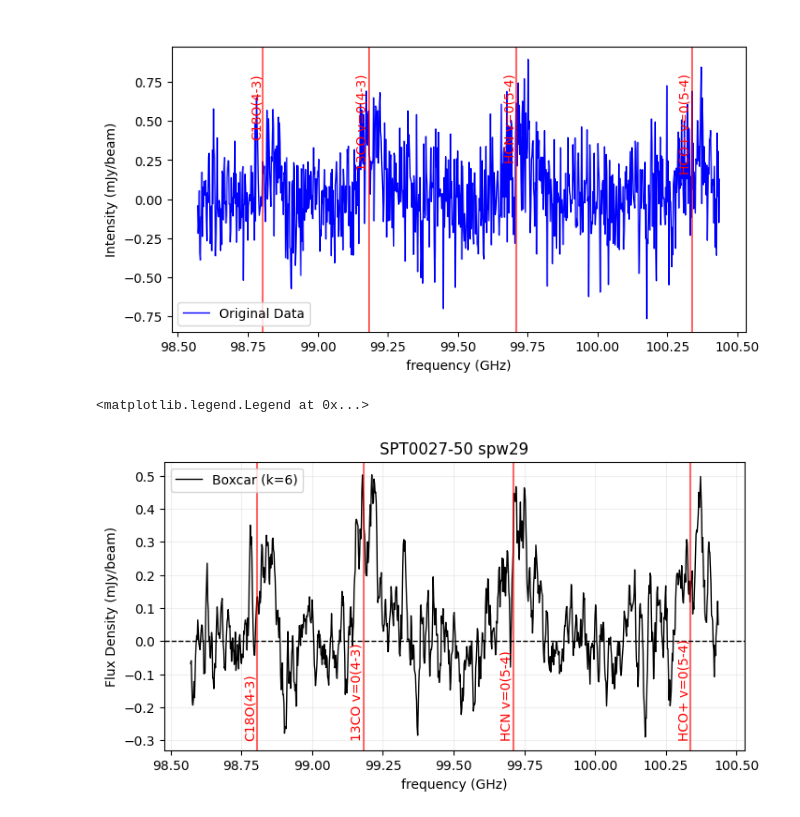
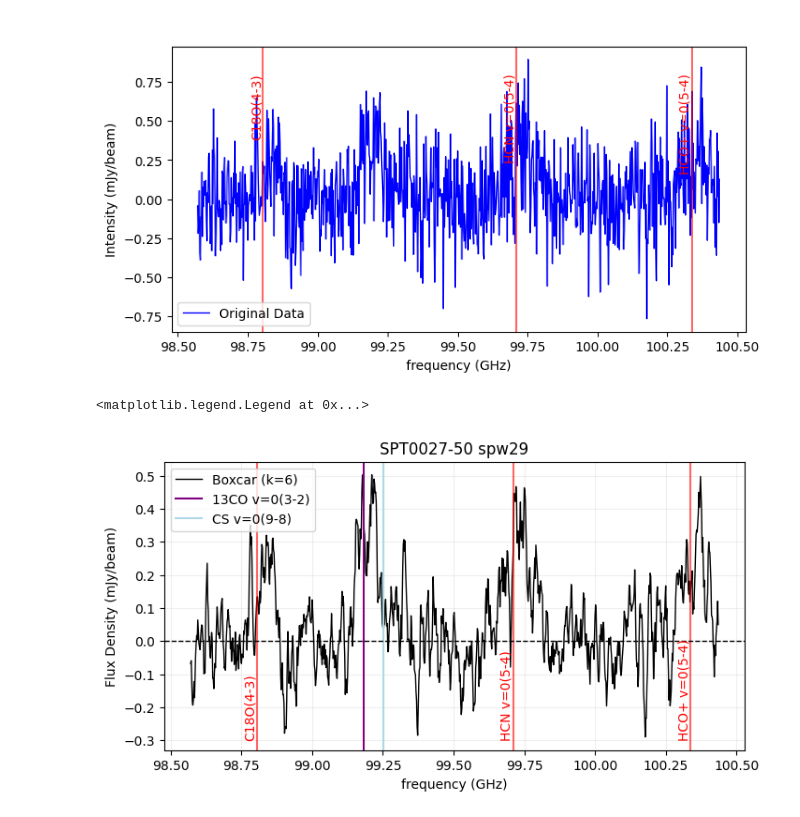
Before and after one commit to 000RF/2025-summer, a Jupyter notebook: SPT0027-50/spw29/spw29.ipynb, the cells around one changed output. Drawn from its saved outputs; the diff is of its cells as text; code cells hidden in the pictures.

```diff
--- a/SPT0027-50/spw29/spw29.ipynb
+++ b/SPT0027-50/spw29/spw29.ipynb
@@ -17,7 +17,7 @@ x = df[df.columns[0]]
 y = df[df.columns[1]] * 1000  #Jy → mJy
 
 my_lines =[(98.804, "C18O(4-3)"),
-           (99.182, "13CO v=0(4-3)"),
+           #(99.182, "13CO v=0(4-3)"),
            (99.711, "HCN v=0(5-4)"),
            (100.338, "HCO+ v=0(5-4)")] #freq. , label
 # %%
@@ -49,7 +49,7 @@ plt.grid(False)
 plt.legend()
 plt.show()
 # %% [output]
-[figure, old version]
+[figure, new version]
 # %%
 '''
 #if you need to binning + boxcar smoothing
@@ -66,31 +66,33 @@ plt.xlabel("frequency (GHz)")
 plt.ylabel("Flux Density (mJy/beam)")
 plt.title("    ")
 plt.xlim(    ,     )
 #plt.ylim(    ,     )
 plt.axhline(0, color="black", linewidth=1, linestyle="--")
 plt.grid(True, alpha=0.2)
 plt.legend()
 
 '''
 
 
 #if you just need boxcar smoothing
 
 y_boxcar = boxcar_smooth(y, kernel_size=6)
 
 plt.figure(figsize=(8, 4))
 plt.plot(x, y_boxcar, color="black", linewidth=1, label="Boxcar (k=6)")
 for freq, label in my_lines:
     plt.axvline(freq, color="red", linestyle="-", alpha=0.6)
     plt.text(freq, max(y_boxcar)*-0.6, label, rotation=90, color="red", fontsize=10, ha='right', va='bottom')
+plt.axvline(99.182, color="purple", label="13CO v=0(3-2)")
+plt.axvline(99.251, color="lightblue", label="CS v=0(9-8)")
 plt.xlabel("frequency (GHz)")
 plt.ylabel("Flux Density (mJy/beam)")
 plt.title("SPT0027-50 spw29")
 #plt.xlim(    ,     )
 #plt.ylim(    ,     )
 plt.axhline(0, color="black", linewidth=1, linestyle="--")
 plt.grid(True, alpha=0.2)
 plt.legend()
 # %% [output]
 <matplotlib.legend.Legend at 0x...>
-[figure, old version]
+[figure, new version]
```
Also changed, not shown: 8 other files.
